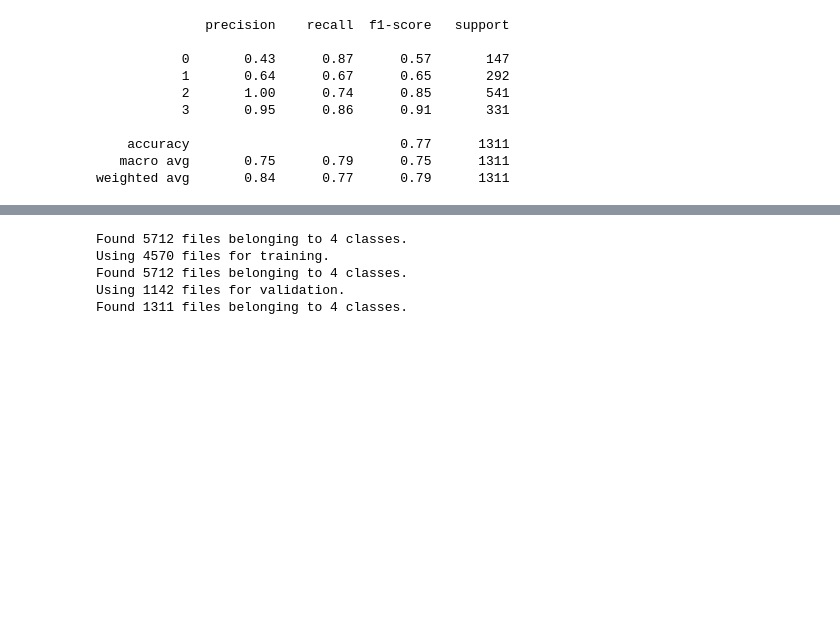
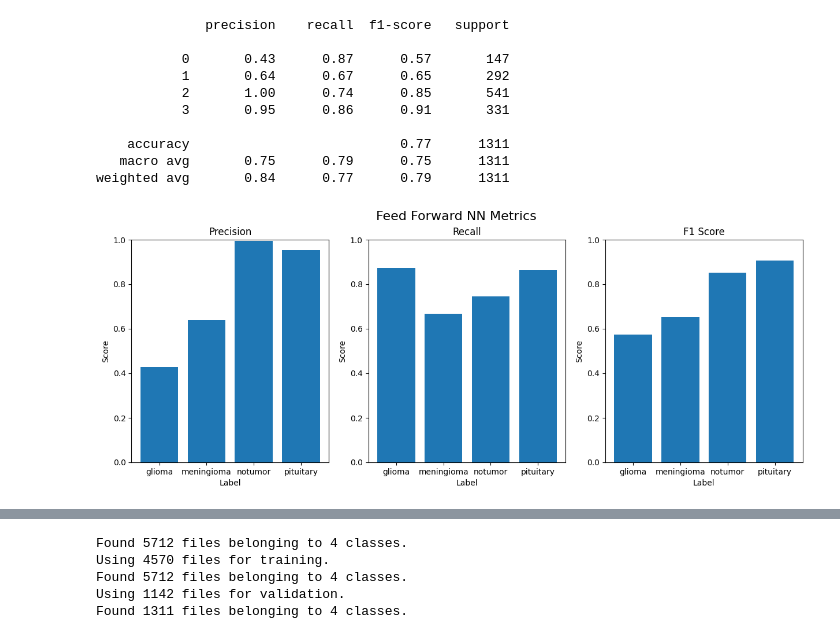
Before and after one commit to Murdock022X/TumorML, a Jupyter notebook: Training.ipynb, the cells around one changed output, grey strips where cells are left out. Cells and saved outputs as stored; diff of their text form; code cells hidden in the pictures; blank space fills up the shorter version.

Commit message:
Added new graphs

```diff
--- a/Training.ipynb
+++ b/Training.ipynb
@@ -45,4 +45,5 @@ predicted_labels = prediction_probabilities.argmax(axis=1)
 # %%
+ffnn_output = classification_report(predicted_labels, labels, output_dict=True)
 print(classification_report(predicted_labels, labels))
 # %% [output]
               precision    recall  f1-score   support
@@ -55,6 +56,33 @@ print(classification_report(predicted_labels, labels))
     accuracy                           0.77      1311
    macro avg       0.75      0.79      0.75      1311
 weighted avg       0.84      0.77      0.79      1311
+# %%
+def plot_results(output, class_names, title):
+    measurements = [("precision", "Precision"), ("recall", "Recall"), ("f1-score", "F1 Score")]
+    classes = class_names
+    data = [[] for i in range(len(measurements))]
+
+    for i in range(len(classes)):
+        classNumber = str(i)
+        for measurement_i in range(len(measurements)):
+            data[measurement_i].append(output[classNumber][measurements[measurement_i][0]])
+
+    fig, ax = plt.subplots(1, 3, figsize=(15, 5))
+
+    fig.suptitle(title, fontsize=16)
+    for measurement_i in range(len(measurements)):
+        curr_ax = ax[measurement_i]
+        measurement = measurements[measurement_i]
+        curr_ax.bar(classes, data[measurement_i])
+        curr_ax.set_ylim(0,1)
+        curr_ax.set_title(measurement[1])
+        curr_ax.set_xlabel("Label")
+        curr_ax.set_ylabel("Score")
+    plt.plot()
+# %%
+plot_results(ffnn_output, ffnn.test_ds.class_names, "Feed Forward NN Metrics")
+# %% [output]
+[figure, added]
 # %%
 # Only has the data to show hist if weights were not loaded
 if not loaded:
```
Also changed, not shown: parts of 6 cells of this notebook.
